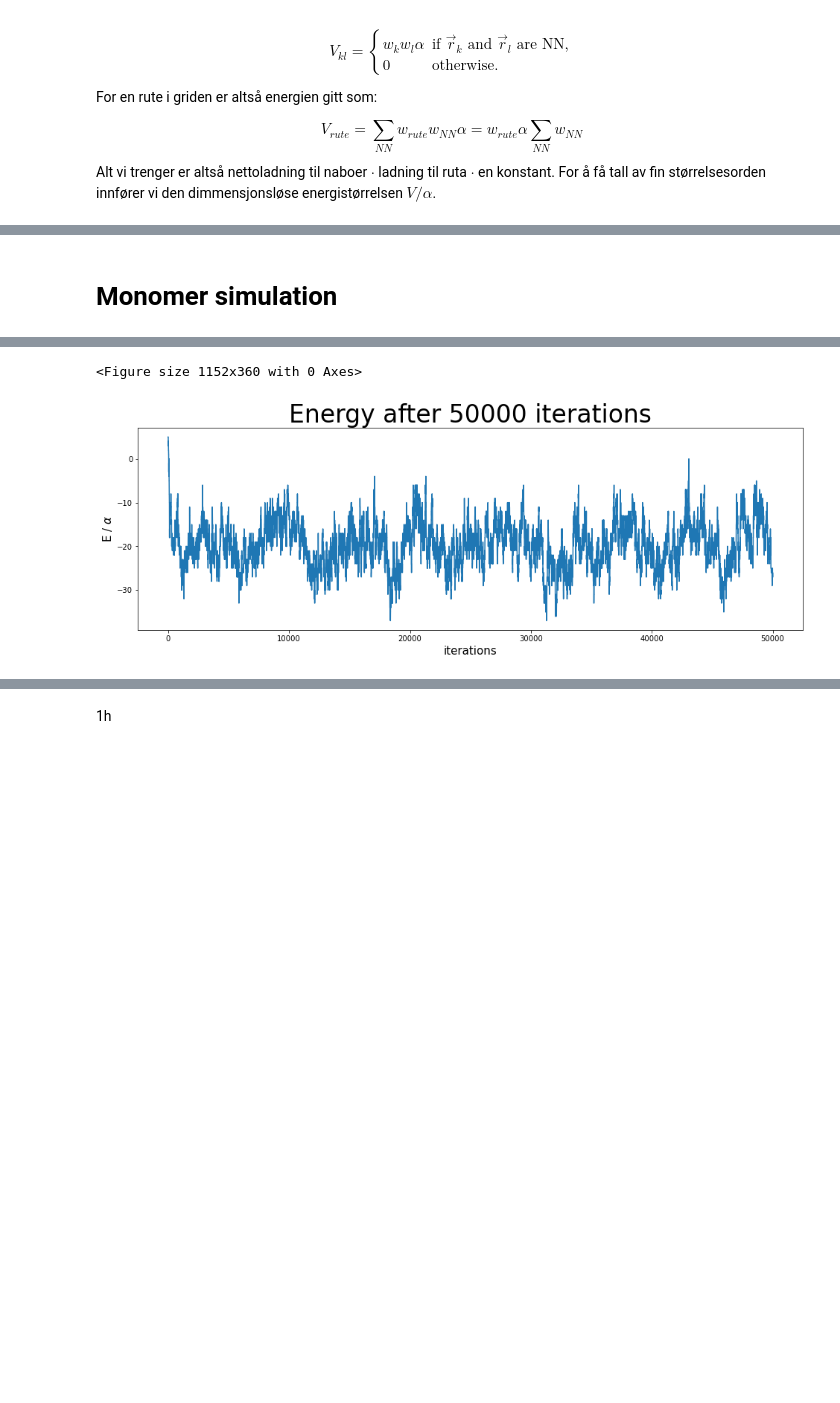
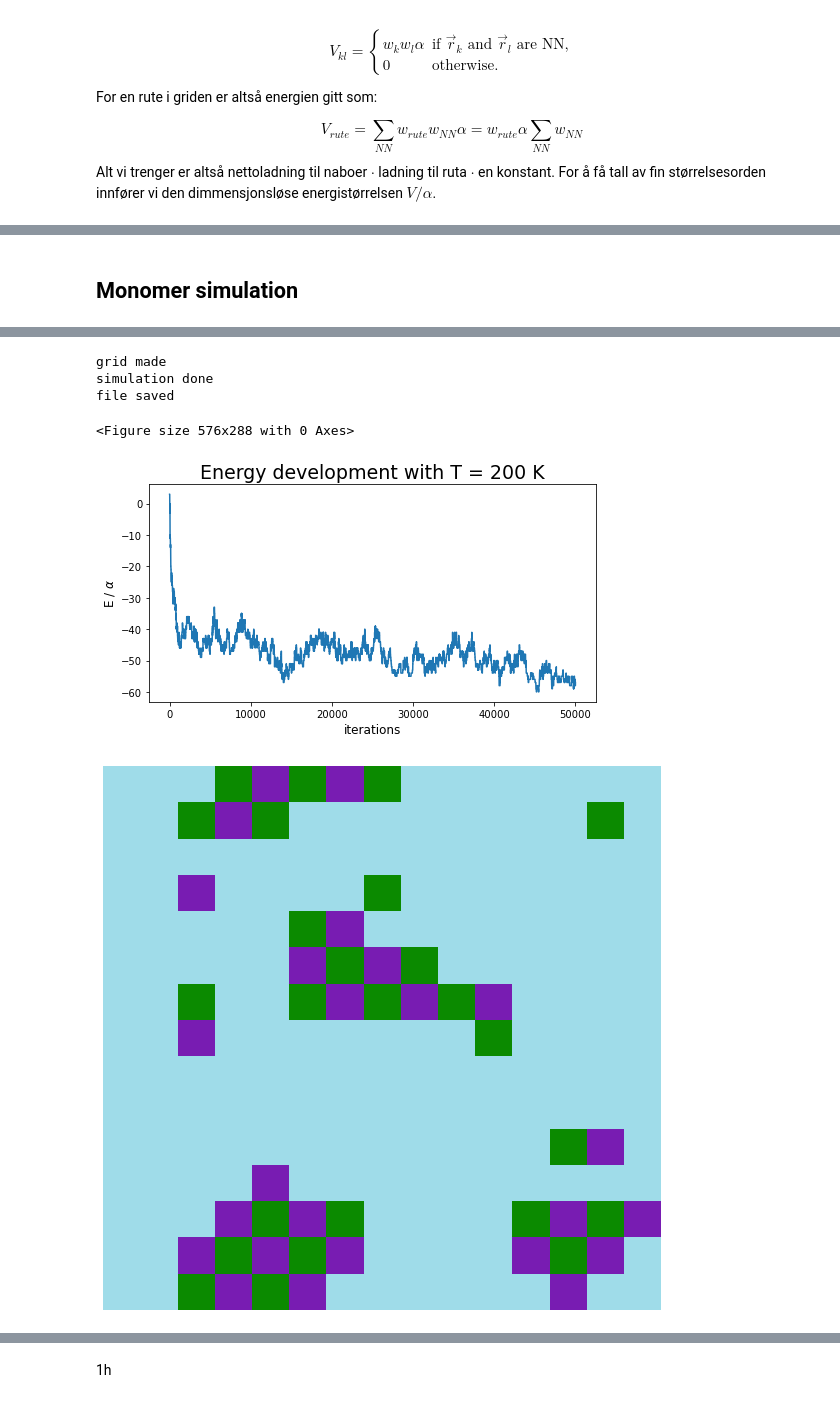
Before and after one commit to otkulseng/vitberProsjekt, a Jupyter notebook: Prosjekt1.ipynb, the cells around one changed output, grey strips where cells are left out. Saved outputs shown, nothing was run; the diff lists cells and outputs as text; code cells hidden in the pictures; blank space fills up the shorter version.

Commit message:
La til teksten til Viktor. Improved brown cMap for cluster plot. Added some figures.

```diff
--- a/Prosjekt1.ipynb
+++ b/Prosjekt1.ipynb
@@ -260,7 +273,7 @@ Energy can be verified by adding up -1 * # different colored bonds + # same colo
 <td> <img src="images/1a_figure_3.png" alt="Drawing" style="width: 350px;"/> </td>
 </tr></table>
 # %% [markdown]
-# Monomer simulation <a class="anchor" id="monomer"></a>
+## Monomer simulation <a class="anchor" id="monomer"></a>
 # %%
 ##1e
 def load_file(Ns, N, M, T, sim_id=""):
@@ -284,10 +297,11 @@ def move_monomer_fast(coords, direction, grid):
     return move, move_val==0
 
 @jit(nopython=True)
-def monte_carlo_sim_fast(Ns, N, M, T, grid):
+def monte_carlo_sim_fast(Ns, N, M, T, grid, fill_grid_list = False):
     e = np.zeros(Ns, dtype="float64") #list of the energies
     E = total_energy_fast(grid)
     e[0] = E
+    grids = [grid]
     for i in range(Ns):
         monomer = np.random.randint(1, M+1)
         sign = int(2*(np.random.randint(2) - 0.5))
@@ -303,10 +317,17 @@ def monte_carlo_sim_fast(Ns, N, M, T, grid):
                 E = Enew
             else:
                 swap_fast(grid, move, monomer_coordinates) # swapping back if the grid shouldnt be updated
-
+        if fill_grid_list:
+            grids.append(grid)
         e[i] = E
 
-    return e
+    return e, grids
+
+N, M = 20, 50
+grid = generate_grid_of_monomers_fast(N, M)
+Ns = 5000
+#e, grids = monte_carlo_sim_fast(Ns, )
+#animate_grid()
 # %% [markdown]
 
 
@@ -334,30 +355,51 @@ g\
 gg
 # %%
 ##1f
+Ns = 50000
 N = 15
 M = 25
+T = 200
 grid = generate_grid_of_monomers_fast(N, M)
+print("grid made")
+e, grids = monte_carlo_sim_fast(Ns, N, M, T, grid, fill_grid_list = True)
+print("simulation done")
 
-#E = monte_carlo_sim(100000, N, M, 200, grid, 1)
+sim_id = "with grids"
+np.savez(f'data/Ns={Ns} N={N} M={M} T={T} {sim_id}.npz', e=e, grids=grids)
+print("file saved")
 
-data = load_file(50000, N, M, 500, 1)
-#visualize_grid(data['grid'], "test")
+def load_file(Ns, N, M, T, sim_id=""):
+    return np.load(f'data/Ns={Ns} N={N} M={M} T={T} {sim_id}.npz')
 
-def plot_function(x_vals, y_vals, file_title, errorbars = np.array([0]), title = "", xlabel = "", ylabel = "", fig_size = (9, 5)):
+
+data200 = load_file(50000, 15, 25, 200, "widt grids")
+#data500 = load_file(50000, N, M, 500, 1)
+
+def plot_function(x_vals, y_vals, file_title, errorbars = np.array([0]), title = "",
+                  xlabel = "", ylabel = "", fig_size = (9, 5), title_scale_factor = 80):
     fig = plt.figure(figsize=fig_size)
     if errorbars.any():
         plt.errorbar(x_vals, y_vals, yerr = errorbars)
     else:
         fig = plt.figure(figsize=fig_size)
     plt.plot(x_vals, y_vals)
-    plt.title(title, size = int(60 * fig_size[0] / len(title)))
-    plt.xlabel(xlabel, size = 15)
-    plt.ylabel(ylabel, size = 15)
+    title_size = int(title_scale_factor * fig_size[0] / len(title))
+    plt.title(title, size = title_size)
+    label_size = int(2/3 * title_size)
+    plt.xlabel(xlabel, size = label_size)
+    plt.ylabel(ylabel, size = label_size)
     fig.savefig(f'images/{file_title}.png') # save first frame
 
 
-plot_function(np.arange(1, 50001, 1), data['energy'], "50000energy", title = "Energy after 50000 iterations",
-             xlabel = "iterations", ylabel = r"E / $\alpha$", fig_size = (16, 5))
+plot_function(np.arange(1, 50001, 1), data200['e'], "200Kenergy_take2", title = "Energy development with T = 200 K",
+             xlabel = "iterations", ylabel = r"E / $\alpha$", fig_size = (8, 4))
+
+#plot_function(np.arange(1, 50001, 1), data500['energy'], "500Kenergy", title = "Energy development with T = 500 K",
+#             xlabel = "iterations", ylabel = r"E / $\alpha$", fig_size = (8, 4))
 # %% [output]
-<Figure size 1152x360 with 0 Axes>
+grid made
+simulation done
+file saved
+<Figure size 576x288 with 0 Axes>
-[figure, old version]
+[figure, new version]
+[figure, added]
```
Also changed, not shown: parts of 16 cells of this notebook, 7 other files.
